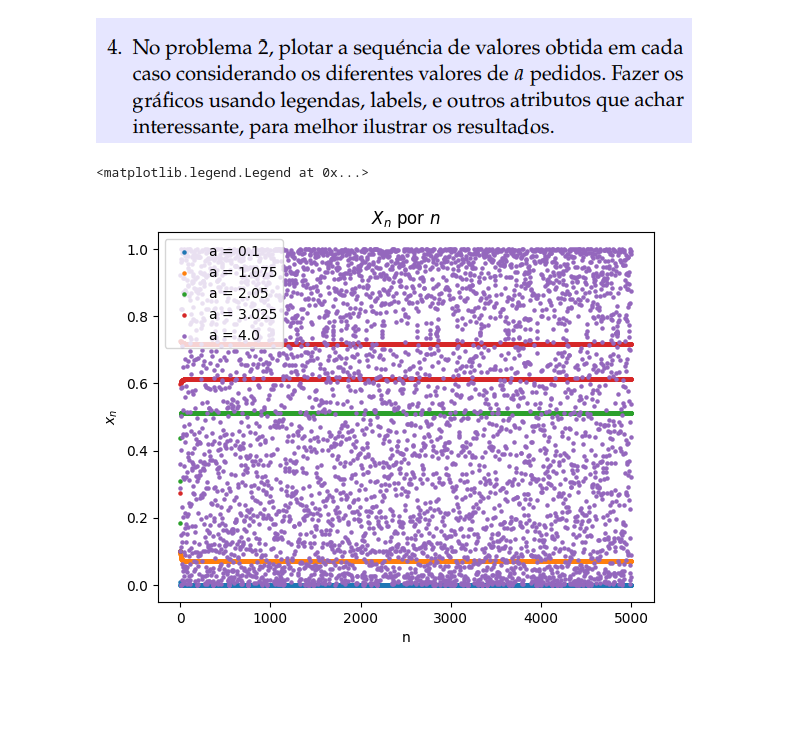
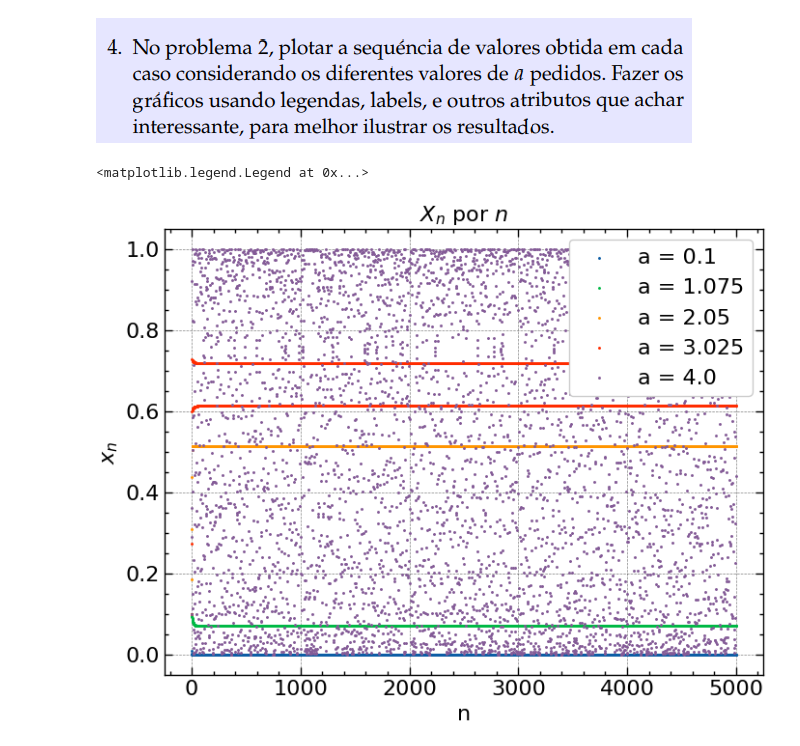
Before and after one commit to matncb/fund-prog, a Jupyter notebook: lista1/map-logistico-ex3-4.ipynb, the cells around one changed output. Cells and saved outputs as stored; diff of their text form; code cells hidden in the pictures; blank space fills up the shorter version.

```diff
--- a/lista1/ex3-4.ipynb
+++ b/lista1/map-logistico-ex3-4.ipynb
@@ -5,4 +5,7 @@
 # %%
 import numpy as np
 import matplotlib.pyplot as plt
+
+import scienceplots
+plt.style.use(['science', 'notebook', 'grid'])
 # %%
@@ -73,14 +78,14 @@ Variância:  0.12448952243621596
 # %%
 #plots das sequências para vários valores de a
 
 for i in range(len(a_valores)):
-    plt.scatter(x_data, y_data_array[i], label = "a = " + str(a_valores[i]), s =5)
+    plt.scatter(x_data, y_data_array[i], label = "a = " + str(a_valores[i]), s =5, marker='.')
 
 plt.xlabel("n")
 plt.ylabel(r"$x_n$")
 plt.title(r"$X_n$ por $n$")
 
 plt.legend()
 # %% [output]
 <matplotlib.legend.Legend at 0x...>
-[figure, old version]
+[figure, new version]
```
Also changed, not shown: parts of 1 cell of this notebook, 1 other file.
